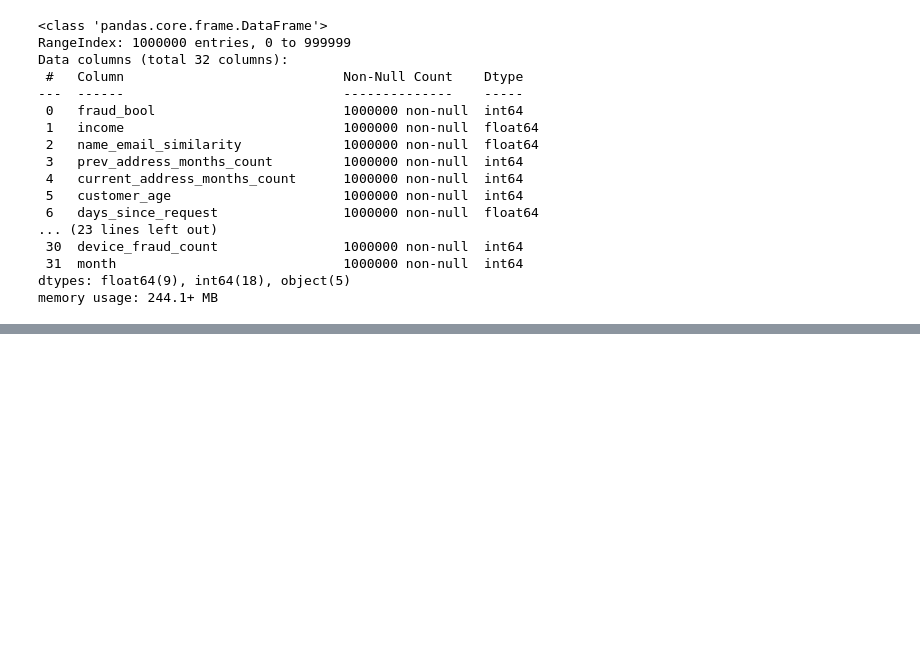
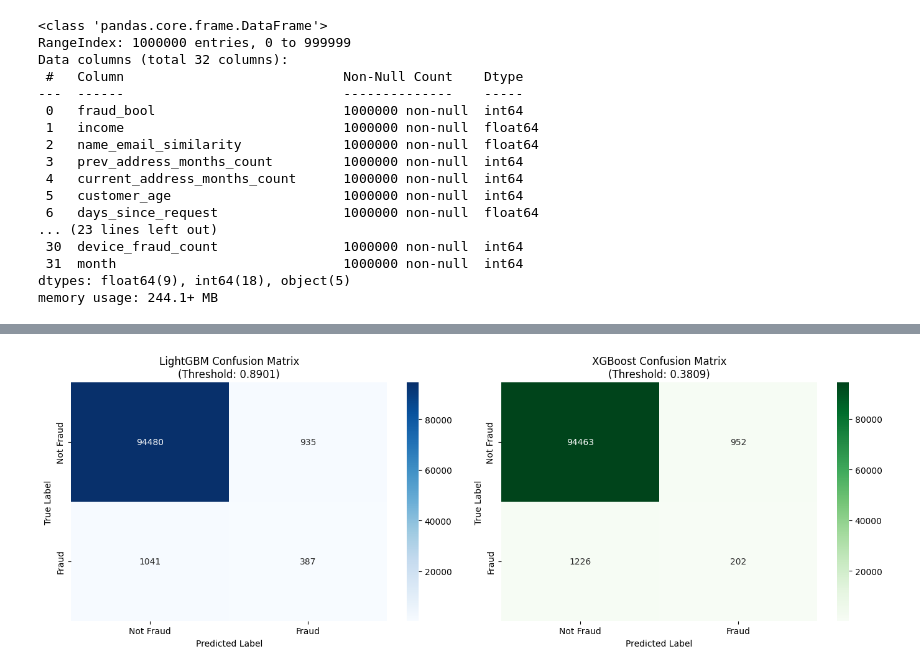
Before and after one commit to sjchem/bank-account-fraud-detection, a Jupyter notebook: notebooks/2.feature-engineering-processing.ipynb, the cells around one changed output, grey strips where cells are left out. Saved outputs shown, nothing was run; the diff lists cells and outputs as text; code cells hidden in the pictures; blank space fills up the shorter version.

```diff
--- a/notebooks/2.feature-engineering-processing.ipynb
+++ b/notebooks/2.feature-engineering-processing.ipynb
@@ -30,0 +178,2 @@ memory usage: 244.1+ MB
+# %%
+y_pred = model.predict(X_valid)
@@ -30,0 +306,8 @@ memory usage: 244.1+ MB
+# %%
+import numpy as np
+from sklearn.metrics import roc_curve
+
+fpr, tpr, thresholds = roc_curve(y_valid, y_pred)
+idx = np.where(fpr <= 0.01)[0][-1]
+
+print("Recall @ 1% FPR:", tpr[idx])
@@ -30,0 +324,3 @@ memory usage: 244.1+ MB
+# %%
+threshold = thresholds[idx]
+print("Threshold at 1% FPR:", threshold)
@@ -30,0 +413,72 @@ memory usage: 244.1+ MB
+# %%
+from sklearn.metrics import confusion_matrix
+import seaborn as sns
+
+# Get predictions at the threshold for 1% FPR
+fpr_lgb, tpr_lgb, thresholds_lgb = roc_curve(y_valid, lgb_pred)
+fpr_xgb, tpr_xgb, thresholds_xgb = roc_curve(y_valid, xgb_pred)
+
+idx_lgb = np.where(fpr_lgb <= 0.01)[0][-1]
+idx_xgb = np.where(fpr_xgb <= 0.01)[0][-1]
+
+threshold_lgb = thresholds_lgb[idx_lgb]
+threshold_xgb = thresholds_xgb[idx_xgb]
+
+# Convert probabilities to binary predictions
+y_pred_lgb_binary = (lgb_pred >= threshold_lgb).astype(int)
+y_pred_xgb_binary = (xgb_pred >= threshold_xgb).astype(int)
+
+# Create confusion matrices
+cm_lgb = confusion_matrix(y_valid, y_pred_lgb_binary)
+cm_xgb = confusion_matrix(y_valid, y_pred_xgb_binary)
+
+# Plot confusion matrices
+fig, axes = plt.subplots(1, 2, figsize=(14, 5))
+
+# LightGBM confusion matrix
+sns.heatmap(cm_lgb, annot=True, fmt='d', cmap='Blues', ax=axes[0],
+            xticklabels=['Not Fraud', 'Fraud'], yticklabels=['Not Fraud', 'Fraud'])
+axes[0].set_title(f'LightGBM Confusion Matrix\n(Threshold: {threshold_lgb:.4f})')
+axes[0].set_ylabel('True Label')
+axes[0].set_xlabel('Predicted Label')
+
+# XGBoost confusion matrix
+sns.heatmap(cm_xgb, annot=True, fmt='d', cmap='Greens', ax=axes[1],
+            xticklabels=['Not Fraud', 'Fraud'], yticklabels=['Not Fraud', 'Fraud'])
+axes[1].set_title(f'XGBoost Confusion Matrix\n(Threshold: {threshold_xgb:.4f})')
+axes[1].set_ylabel('True Label')
+axes[1].set_xlabel('Predicted Label')
+
+plt.tight_layout()
+plt.show()
+
+# Print detailed metrics
+print("=" * 60)
+print("CONFUSION MATRIX ANALYSIS")
+print("=" * 60)
+
+for name, cm, threshold in [('LightGBM', cm_lgb, threshold_lgb), ('XGBoost', cm_xgb, threshold_xgb)]:
+    tn, fp, fn, tp = cm.ravel()
+
+    print(f"\n{name} (Threshold: {threshold:.4f}):")
+    print(f"{'Metric':<25} {'Count':<10}")
+    print("-" * 35)
+    print(f"{'True Negatives (TN)':<25} {tn:<10,}")
+    print(f"{'False Positives (FP)':<25} {fp:<10,}")
+    print(f"{'False Negatives (FN)':<25} {fn:<10,}")
+    print(f"{'True Positives (TP)':<25} {tp:<10,}")
+    print("-" * 35)
+    print(f"{'Total Predictions':<25} {tn+fp+fn+tp:<10,}")
+    print(f"{'Actual Frauds':<25} {tp+fn:<10,}")
+    print(f"{'Predicted Frauds':<25} {tp+fp:<10,}")
+
+    # Calculate rates
+    fpr_calc = fp / (fp + tn) if (fp + tn) > 0 else 0
+    tpr_calc = tp / (tp + fn) if (tp + fn) > 0 else 0
+    precision = tp / (tp + fp) if (tp + fp) > 0 else 0
+
+    print(f"\n{'False Positive Rate':<25} {fpr_calc:<10.4f}")
+    print(f"{'True Positive Rate':<25} {tpr_calc:<10.4f}")
+    print(f"{'Precision':<25} {precision:<10.4f}")
+# %% [output]
+[figure, added]
```
Also changed, not shown: parts of 31 cells of this notebook, 15 other files.
